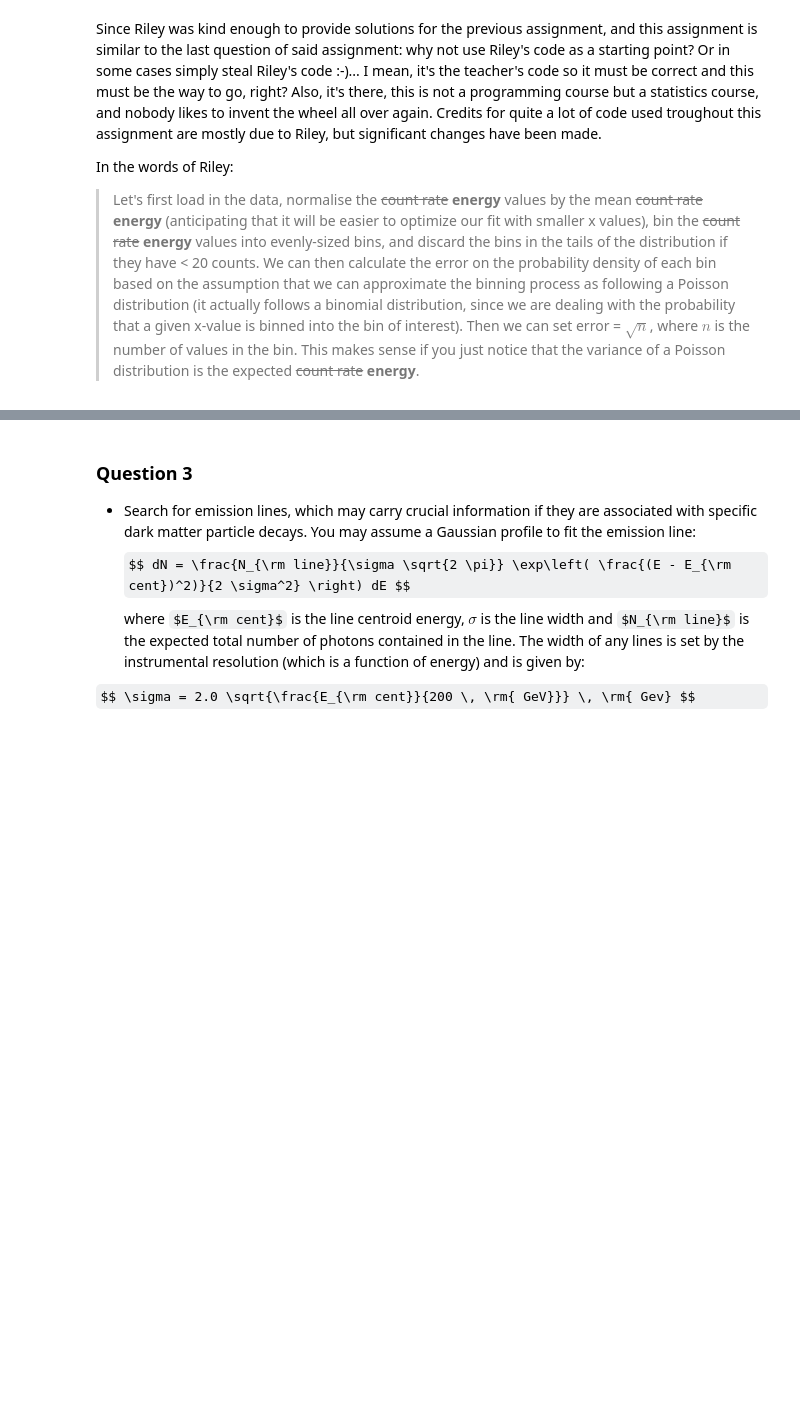
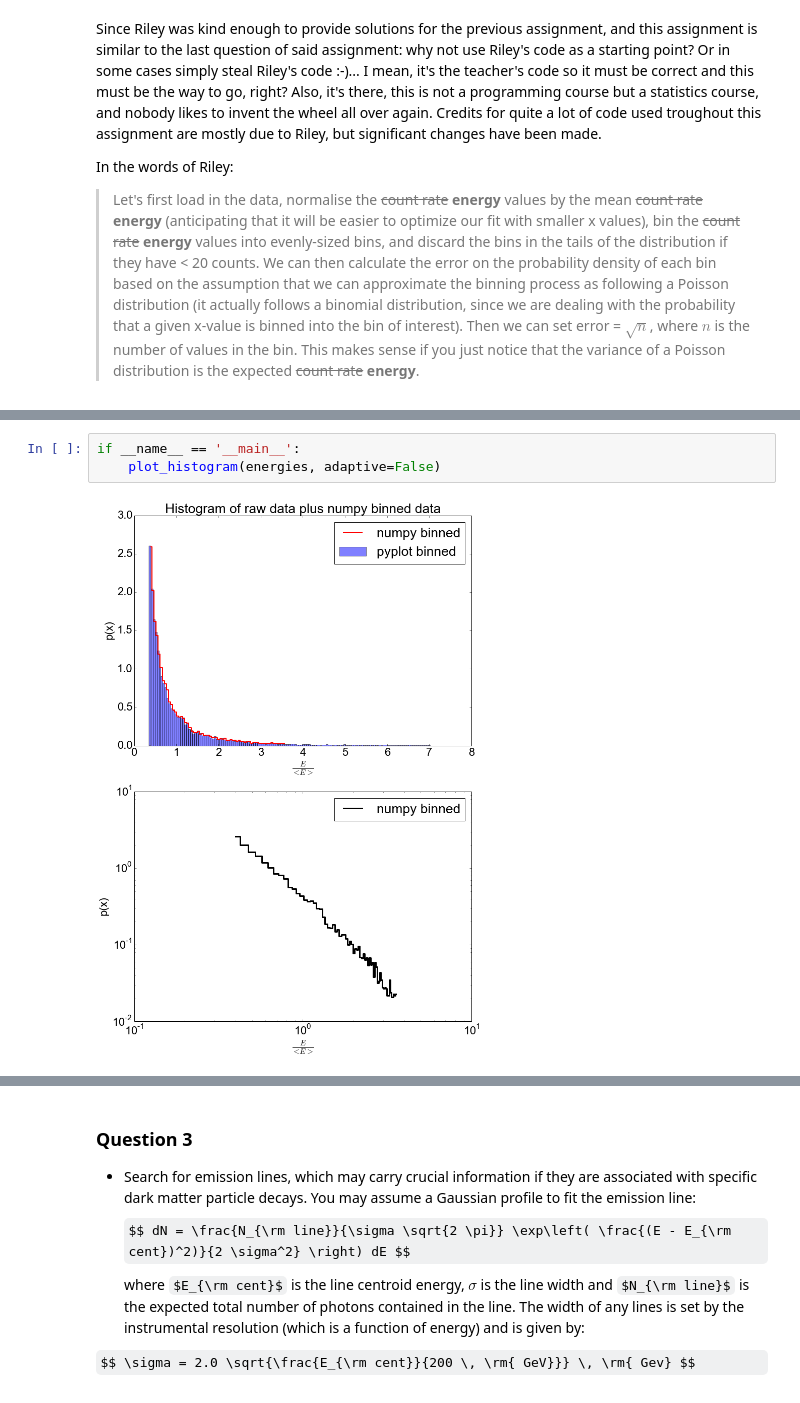
Before and after one commit to tlrh314/MasterAstronomyAndAstrophysics, a Jupyter notebook: Statistics/Assignment3/Statistics -- Individual Assignment 2 -- Mini-project -- Timo Halbesma, 6126561 -- January 2016.ipynb, the cells around one changed output, grey strips where cells are left out. Drawn from its saved outputs; the diff is of its cells as text; some formulas as TeX source; blank space fills up the shorter version.

```diff
--- a/Statistics/Assignment3/Statistics -- Individual Assignment 2 -- Mini-project -- Timo Halbesma, 6126561 -- January 2016.ipynb
+++ b/Statistics/Assignment3/Statistics -- Individual Assignment 2 -- Mini-project -- Timo Halbesma, 6126561 -- January 2016.ipynb
@@ -187,0 +283,5 @@ Next, we define our three models, our statistical model, write a fitting routine
+# %%
+if __name__ == '__main__':
+    plot_histogram(energies, adaptive=False)
+# %% [output]
+[figure, added]
```
Also changed, not shown: parts of 31 cells of this notebook.
